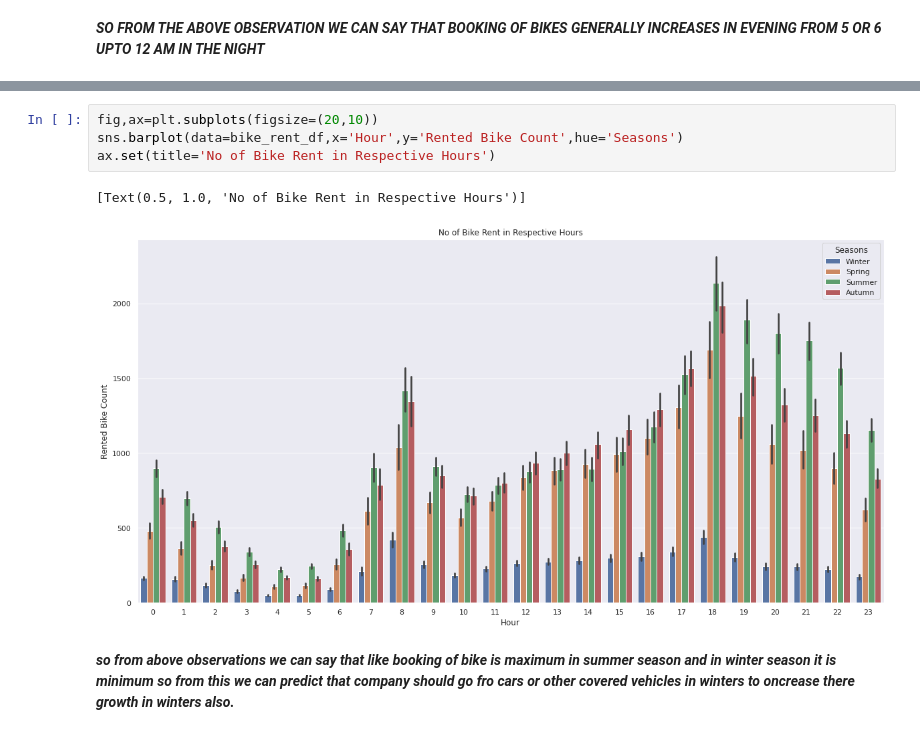
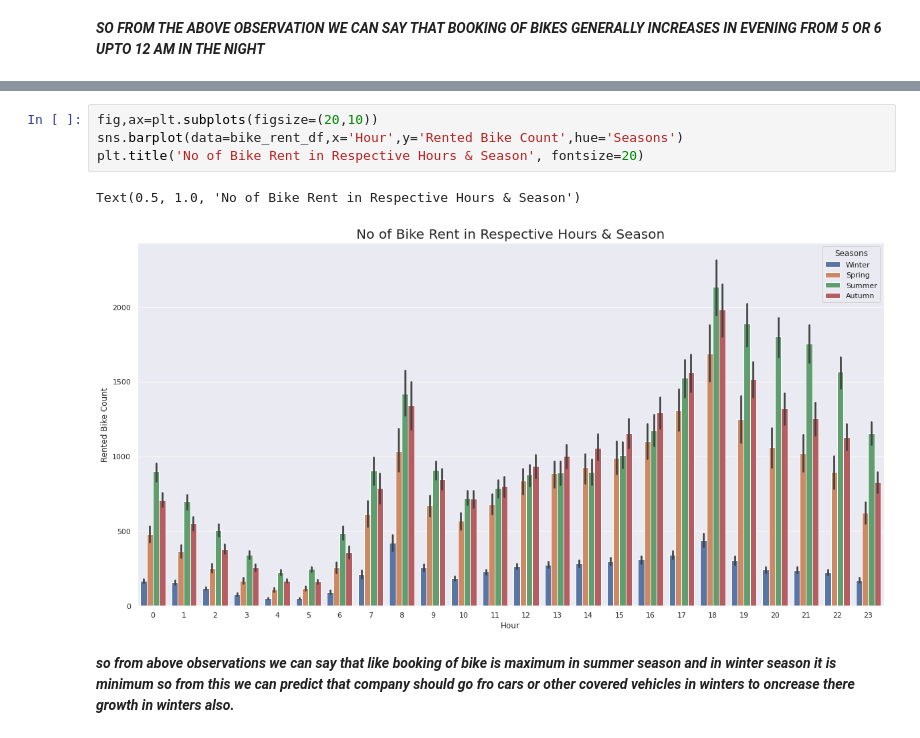
Before and after one commit to pratyushkumarrath/Bike-Sharing-Demand-Prediction, a Jupyter notebook: Bike_Sharing_Demand_Prediction_Capstone_Project.ipynb, the cells around one changed output, grey strips where cells are left out. Cells and saved outputs as stored; diff of their text form.

```diff
--- a/Bike_Sharing_Demand_Prediction_Capstone_Project.ipynb
+++ b/Bike_Sharing_Demand_Prediction_Capstone_Project.ipynb
@@ -421,10 +437,10 @@ ax.set(title='No of Bike Rent in Respective Seasons')
 # %%
 fig,ax=plt.subplots(figsize=(20,10))
 sns.barplot(data=bike_rent_df,x='Hour',y='Rented Bike Count',hue='Seasons')
-ax.set(title='No of Bike Rent in Respective Hours')
+plt.title('No of Bike Rent in Respective Hours & Season', fontsize=20)
 # %% [output]
-[Text(0.5, 1.0, 'No of Bike Rent in Respective Hours')]
+Text(0.5, 1.0, 'No of Bike Rent in Respective Hours & Season')
-[figure, old version]
+[figure, new version]
 # %% [markdown]
 ***so from above observations we can say that like booking of bike is maximum in summer season and in winter season it is minimum so from this we can predict that company should go fro cars or other covered vehicles in winters to oncrease there growth in winters also.***
 # %%
```
Also changed, not shown: parts of 24 cells of this notebook.
